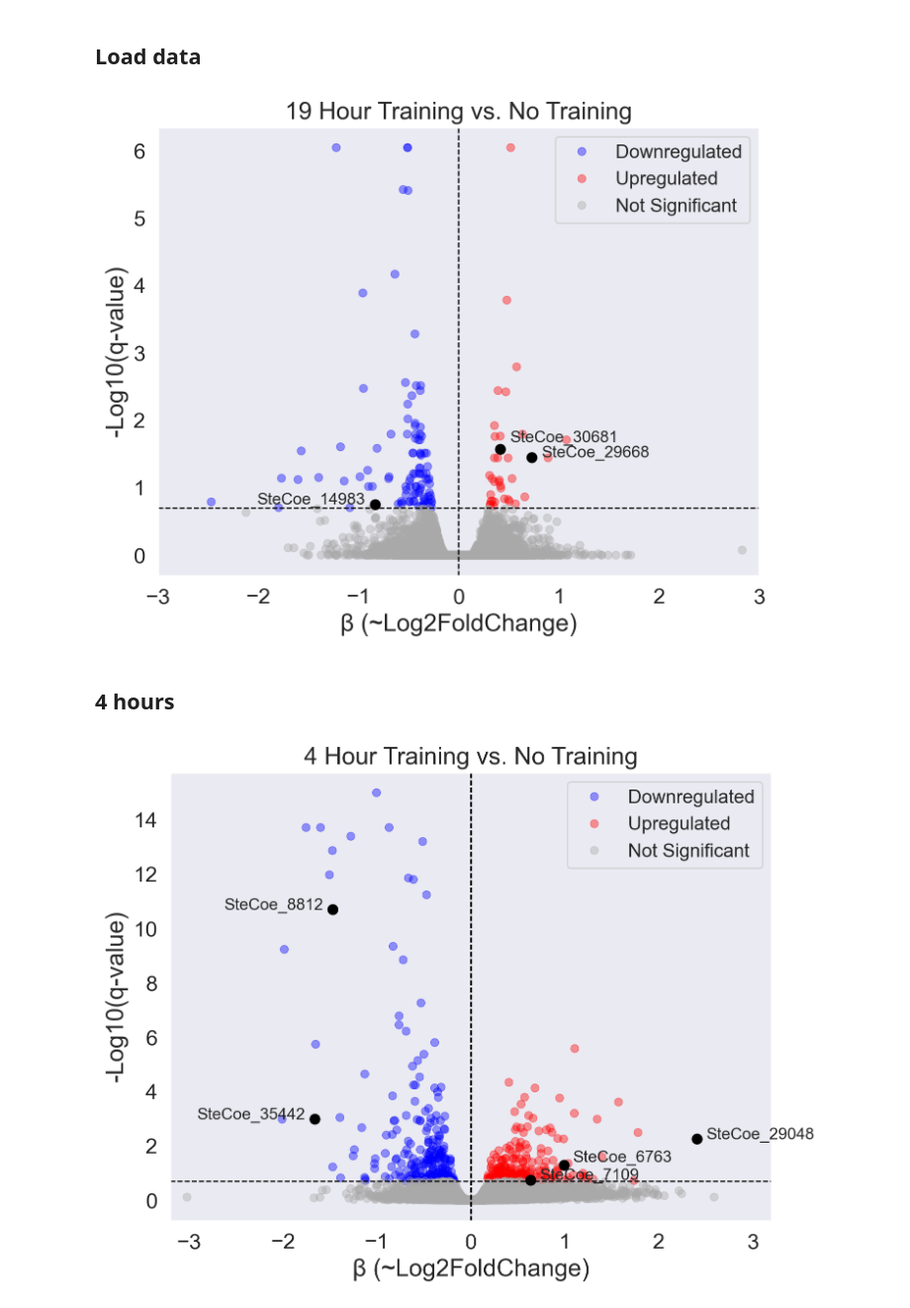
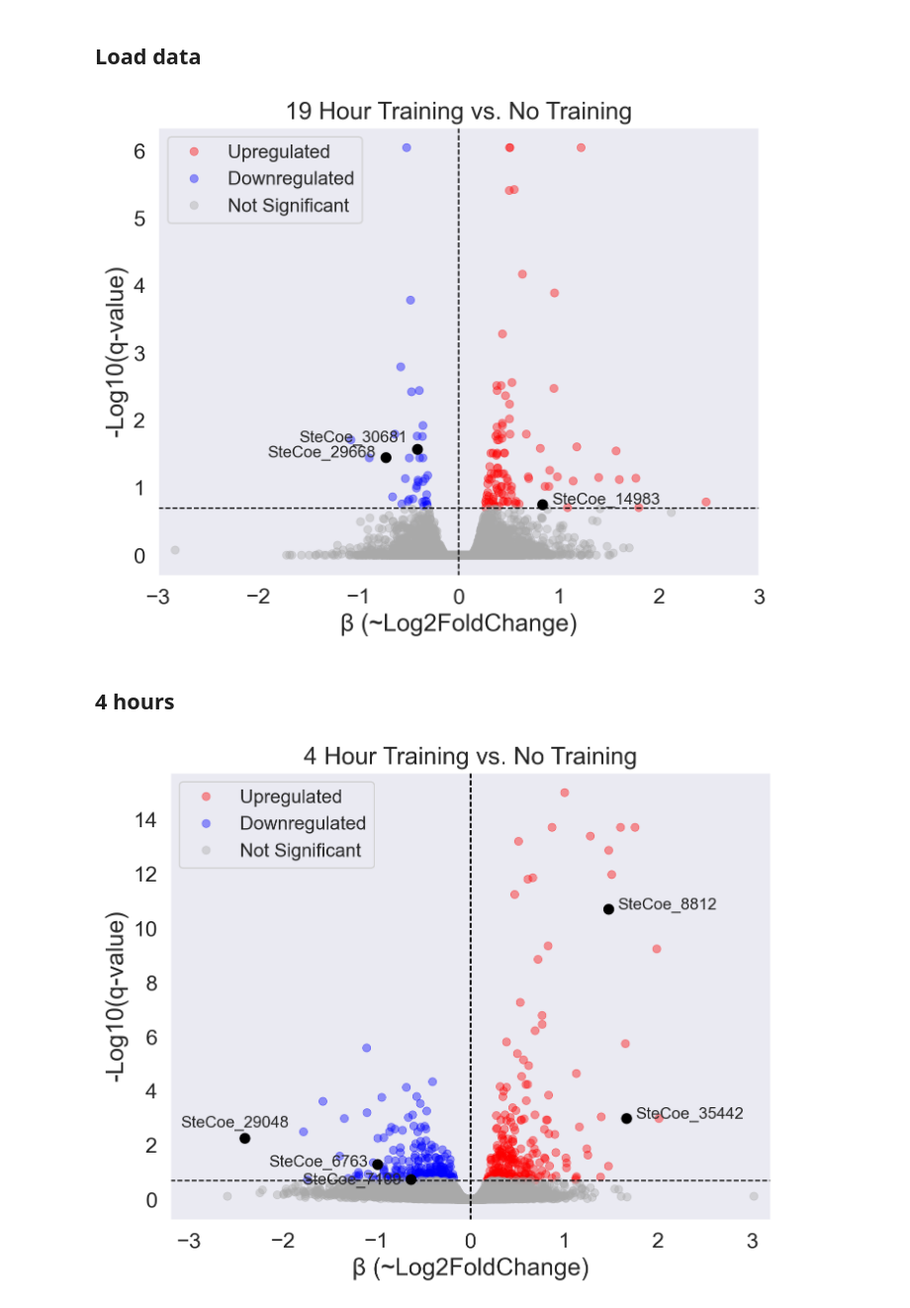
Before and after one commit to aralbright/2025_stentor_learning, a Jupyter notebook: exp1/exp1_rna_sleuth_wald_volcano.ipynb, the cells around one changed output. Shown at 99% size. Saved outputs shown, nothing was run; the diff lists cells and outputs as text; code cells hidden in the pictures.

```diff
--- a/exp1/exp1_rna_sleuth_wald_volcano.ipynb
+++ b/exp1/exp1_rna_sleuth_wald_volcano.ipynb
@@ -69,19 +69,19 @@ sns.scatterplot(
 x_29668 = df["b"]["SteCoe_29668"]
 y_29668 = -np.log10(df["qval"]["SteCoe_29668"])
 plt.scatter(x_29668, y_29668, color='black', s=50)
-plt.text(x_29668 + 0.1, y_29668, "SteCoe_29668", ha='left')
+plt.text(x_29668 - 0.1, y_29668, "SteCoe_29668", ha='right')
 
 # SteCoe_14983
 x_14983 = df["b"]["SteCoe_14983"]
 y_14983 = -np.log10(df["qval"]["SteCoe_14983"])
 plt.scatter(x_14983, y_14983, color='black', s=50)
-plt.text(x_14983 - 0.1, y_14983, "SteCoe_14983", ha='right')
+plt.text(x_14983 + 0.1, y_14983, "SteCoe_14983", ha='left')
 
 # SteCoe_30681
 x_30681 = df["b"]["SteCoe_30681"]
 y_30681 = -np.log10(df["qval"]["SteCoe_30681"])
 plt.scatter(x_30681, y_30681, color='black', s=50)
-plt.text(x_30681 + 0.1, y_30681 + 0.1, "SteCoe_30681", ha='left')
+plt.text(x_30681 - 0.1, y_30681 + 0.1, "SteCoe_30681", ha='right')
 
 # Add threshold lines
 plt.axhline(-np.log10(padj_threshold), linestyle="dashed", color="black", linewidth=1)  # q-value threshold
@@ -97,16 +97,16 @@ plt.ylabel("-Log10(q-value)")
 plt.legend(title="")
 plt.title("19 Hour Training vs. No Training")
 
-plt.savefig('fig/exp1_volcano_19.png', dpi=300, bbox_inches='tight')  # Save with high resolution
+plt.savefig('fig/exp1_volcano_19_v2.png', dpi=300, bbox_inches='tight')  # Save with high resolution
 
 plt.show()
 # %% [output]
-[figure, old version]
+[figure, new version]
 # %% [markdown]
 ## 4 hours
 # %%
 # read sleuth matrix
-df_4 = pd.read_csv('/Volumes/albright_postdoc/deepa/exp1_sleuth_4_wald.csv').set_index('target_id')
+df_4 = pd.read_csv('/Volumes/albright_postdoc/deepa/exp1_sleuth_4_wald_v2.csv').set_index('target_id')
 # %%
 # define significance thresholds
 padj_threshold = 0.2 # q-value threshold
@@ -134,48 +134,48 @@ sns.scatterplot(
 x_35442 = df_4["b"]["SteCoe_35442"]
 y_35442 = -np.log10(df_4["qval"]["SteCoe_35442"])
 plt.scatter(x_35442, y_35442, color='black', s=50)
-plt.text(x_35442 - 0.1, y_35442, "SteCoe_35442", ha='right')
+plt.text(x_35442 + 0.1, y_35442, "SteCoe_35442", ha='left')
 
 # SteCoe_8812
 x_8812 = df_4["b"]["SteCoe_8812"]
 y_8812 = -np.log10(df_4["qval"]["SteCoe_8812"])
 plt.scatter(x_8812, y_8812, color='black', s=50)
-plt.text(x_8812 - 0.1, y_8812, "SteCoe_8812", ha='right')
+plt.text(x_8812 + 0.1, y_8812, "SteCoe_8812", ha='left')
 
 # SteCoe_6763
 x_6763 = df_4["b"]["SteCoe_6763"]
 y_6763 = -np.log10(df_4["qval"]["SteCoe_6763"])
 plt.scatter(x_6763, y_6763, color='black', s=50)
-plt.text(x_6763 + 0.1, y_6763 + 0.1, "SteCoe_6763", ha='left')
+plt.text(x_6763 - 0.1, y_6763 - 0.1, "SteCoe_6763", ha='right')
 
 # SteCoe_29048
 x_29048 = df_4["b"]["SteCoe_29048"]
 y_29048 = -np.log10(df_4["qval"]["SteCoe_29048"])
 plt.scatter(x_29048, y_29048, color='black', s=50)
-plt.text(x_29048 + 0.1, y_29048, "SteCoe_29048", ha='left')
+plt.text(x_29048 - 0.1, y_29048 + 0.4, "SteCoe_29048", ha='center')
 
 # SteCoe_7109
 x_7109 = df_4["b"]["SteCoe_7109"]
 y_7109 = -np.log10(df_4["qval"]["SteCoe_7109"])
 plt.scatter(x_7109, y_7109, color='black', s=50)
-plt.text(x_7109 + 0.1, y_7109, "SteCoe_7109", ha='left')
+plt.text(x_7109 - 0.1, y_7109 - 0.2, "SteCoe_7109", ha='right')
 
 # Add threshold lines
 plt.axhline(-np.log10(padj_threshold), linestyle="dashed", color="black", linewidth=1)  # qval line
 plt.axvline(-logfc_threshold, linestyle="dashed", color="black", linewidth=1)  # logFC line
 plt.axvline(logfc_threshold, linestyle="dashed", color="black", linewidth=1)
 
 # set x-axis range
 plt.xlim(-3.2, 3.2)
 
 # Labels & title
 plt.xlabel("β (~Log2FoldChange)")
 plt.ylabel("-Log10(q-value)")
 plt.legend(title="")
 plt.title("4 Hour Training vs. No Training")
 
-plt.savefig('fig/exp1_volcano_4.png', dpi=300, bbox_inches='tight')  # Save with high resolution
+plt.savefig('fig/exp1_volcano_4_v2.png', dpi=300, bbox_inches='tight')  # Save with high resolution
 
 plt.show()
 # %% [output]
-[figure, old version]
+[figure, new version]
```
Also changed, not shown: parts of 1 cell of this notebook, 5 other files.
